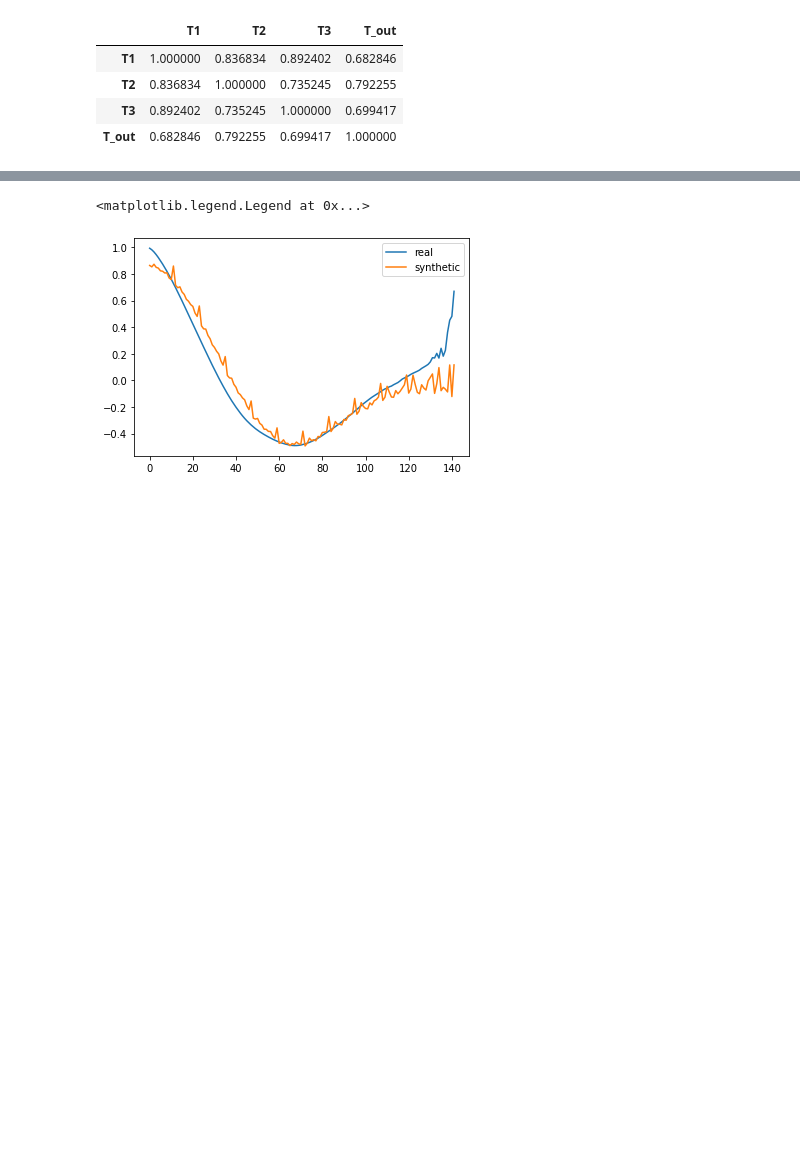
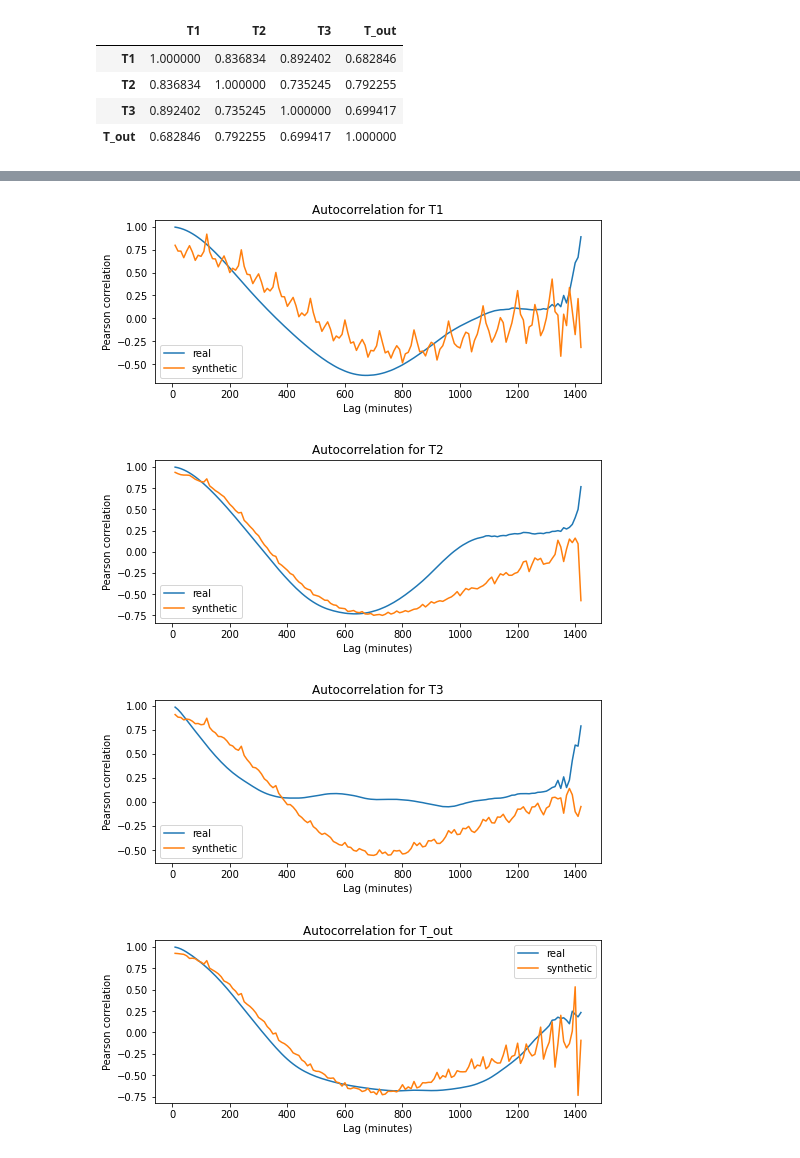
Before and after one commit to gretelai/public_research, a Jupyter notebook: oss_doppelganger/smart_home_sensors.ipynb, the cells around one changed output, grey strips where cells are left out. Cells and saved outputs as stored; diff of their text form; code cells hidden in the pictures; blank space fills up the shorter version.

```diff
--- a/oss_doppelganger/smart_home_sensors.ipynb
+++ b/oss_doppelganger/smart_home_sensors.ipynb
@@ -193,7 +225,20 @@ synthetic_autocorr = get_autocorr(synthetic_features)
-# %%
-plt.plot(real_autocorr, label="real")
-plt.plot(synthetic_autocorr, label="synthetic")
-plt.legend()
-# %% [output]
-<matplotlib.legend.Legend at 0x...>
-[figure, removed]
+# %%
+for i, c in enumerate(COLUMNS):
+    real_autocorr = get_autocorr(features[:,:,i])
+    synthetic_autocorr = get_autocorr(synthetic_features[:,:,i])
+
+    x = np.array(range(1, len(real_autocorr)+1)) * 10
+
+    fig = plt.figure(figsize=(8,3))
+    plt.plot(x, real_autocorr, label="real")
+    plt.plot(x, synthetic_autocorr, label="synthetic")
+    plt.title(f"Autocorrelation for {c}")
+    plt.xlabel("Lag (minutes)")
+    plt.ylabel("Pearson correlation")
+    plt.legend()
+    plt.show()
+# %% [output]
+[figure, added]
+[figure, added]
+[figure, added]
+[figure, added]
```
Also changed, not shown: parts of 10 cells of this notebook.
